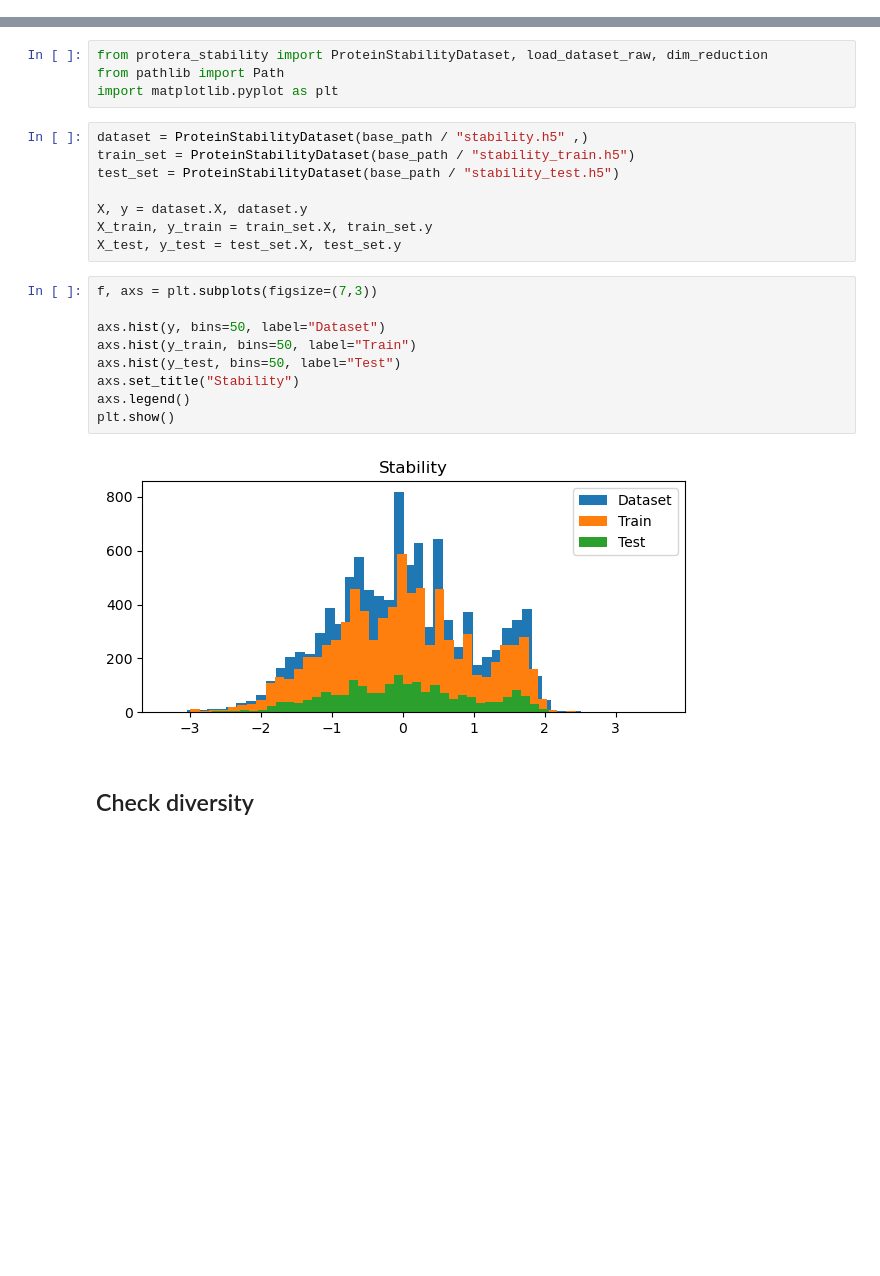
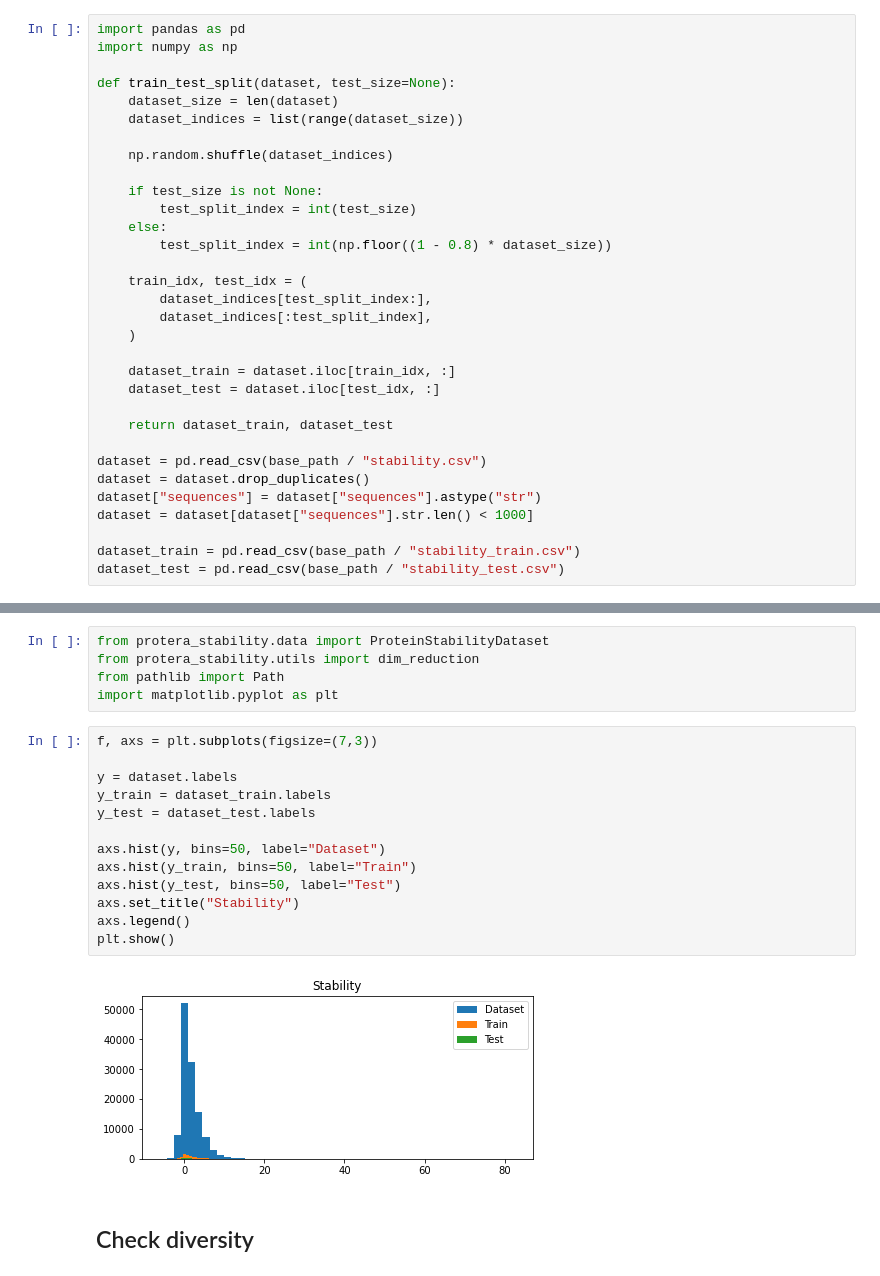
Before and after one commit to stepp1/protera-stability, a Jupyter notebook: project/mutagenesis/experiments/exploration_splits.ipynb, the cells around one changed output, grey strips where cells are left out. Drawn from its saved outputs; the diff is of its cells as text; blank space fills up the shorter version.

Commit message:
splitted data

```diff
--- a/project/mutagenesis/experiments/exploration_splits.ipynb
+++ b/project/mutagenesis/experiments/exploration_splits.ipynb
@@ -25,0 +18,32 @@ df_test = pd.read_csv(base_path / "stability_test.csv")
+# %%
+import pandas as pd
+import numpy as np
+
+def train_test_split(dataset, test_size=None):
+    dataset_size = len(dataset)
+    dataset_indices = list(range(dataset_size))
+
+    np.random.shuffle(dataset_indices)
+
+    if test_size is not None:
+        test_split_index = int(test_size)
+    else:
+        test_split_index = int(np.floor((1 - 0.8) * dataset_size))
+
+    train_idx, test_idx = (
+        dataset_indices[test_split_index:],
+        dataset_indices[:test_split_index],
+    )
+
+    dataset_train = dataset.iloc[train_idx, :]
+    dataset_test = dataset.iloc[test_idx, :]
+
+    return dataset_train, dataset_test
+
+dataset = pd.read_csv(base_path / "stability.csv")
+dataset = dataset.drop_duplicates()
+dataset["sequences"] = dataset["sequences"].astype("str")
+dataset = dataset[dataset["sequences"].str.len() < 1000]
+
+dataset_train = pd.read_csv(base_path / "stability_train.csv")
+dataset_test = pd.read_csv(base_path / "stability_test.csv")
@@ -26,26 +61,23 @@ df_test = pd.read_csv(base_path / "stability_test.csv")
 # %%
-from protera_stability import ProteinStabilityDataset, load_dataset_raw, dim_reduction
+from protera_stability.data import ProteinStabilityDataset
+from protera_stability.utils import dim_reduction
 from pathlib import Path
 import matplotlib.pyplot as plt
-# %%
-dataset = ProteinStabilityDataset(base_path / "stability.h5" ,)
-train_set = ProteinStabilityDataset(base_path / "stability_train.h5")
-test_set = ProteinStabilityDataset(base_path / "stability_test.h5")
-
-X, y = dataset.X, dataset.y
-X_train, y_train = train_set.X, train_set.y
-X_test, y_test = test_set.X, test_set.y
 # %%
 f, axs = plt.subplots(figsize=(7,3))
+
+y = dataset.labels
+y_train = dataset_train.labels
+y_test = dataset_test.labels
 
 axs.hist(y, bins=50, label="Dataset")
 axs.hist(y_train, bins=50, label="Train")
 axs.hist(y_test, bins=50, label="Test")
 axs.set_title("Stability")
 axs.legend()
 plt.show()
 # %% [output]
-[figure, old version]
+[figure, new version]
 # %% [markdown]
 ## Check diversity
 # %%
```
Also changed, not shown: parts of 8 cells of this notebook.
